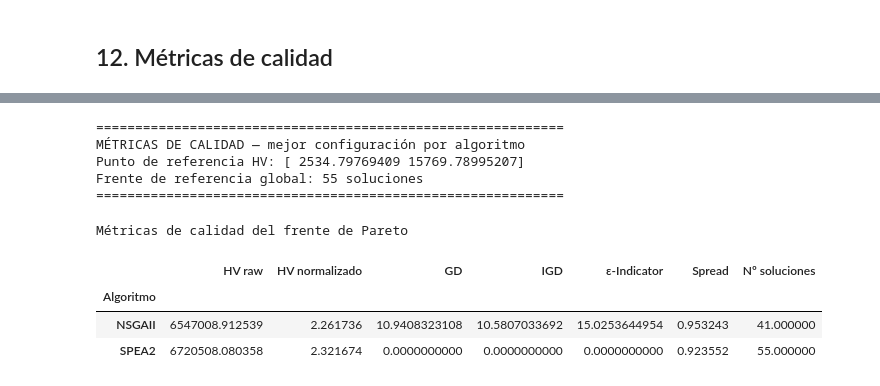
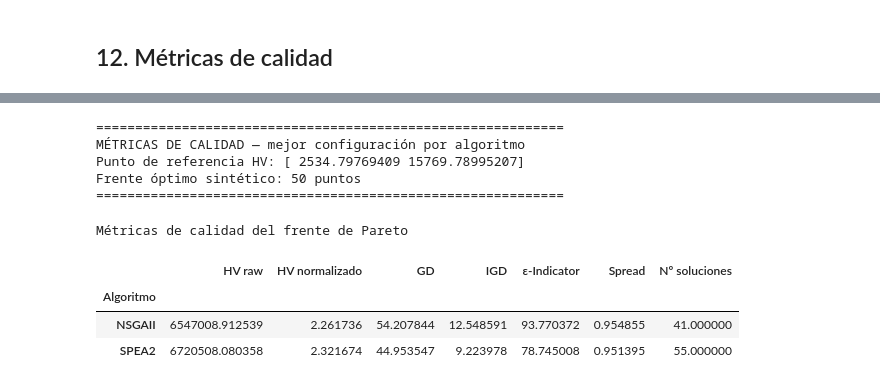
Before and after one commit to NereaPerez473/Reto04_Grupo05, a Jupyter notebook: optimizacion/Optimizacion.ipynb, the cells around one changed output, grey strips where cells are left out. Saved outputs shown, nothing was run; the diff lists cells and outputs as text; code cells hidden in the pictures.

Commit message:
corrección métricas

```diff
--- a/optimizacion/Optimizacion.ipynb
+++ b/optimizacion/Optimizacion.ipynb
@@ -435,8 +392,7 @@ Punto de referencia HV: coste=2534.7977 €, energia_red=15769.79 kWh
 def run_algorithm(algo_name: str, population_size: int, eta_c: float, eta_m: float,
                   crossover_prob: float, seed: int,
                   generations: int = None) -> dict:
-    """Ejecuta NSGA-II o SPEA2 con los hiperparámetros dados y devuelve HV, nº de
-    soluciones y tiempo.
+    """Ejecuta NSGA-II o SPEA2 con los hiperparámetros dados y devuelve HV, nº de soluciones y tiempo.
 
     generations: número de generaciones. Si no se pasa, usa GENERATIONS_FINAL.
     """
@@ -902,4 +671,13 @@ Misma configuración que en 6.a pero con SPEA2 y sus mejores hiperparámetros en
 # %%
+# Cargar best_params desde la BD de Optuna si no están ya en memoria
+if 'best_params' not in dir() or not best_params:
+    _DB_PATH = 'sqlite:///optuna_microred.db'
+    best_params = {}
+    for _algo in ['NSGAII', 'SPEA2']:
+        _study = optuna.load_study(study_name=_algo, storage=_DB_PATH)
+        best_params[_algo] = _study.best_params
+    print(f'best_params cargados desde {_DB_PATH}')
+
 algo_name      = 'SPEA2'
 eta_c          = best_params['SPEA2']['eta_c']
 eta_m          = best_params['SPEA2']['eta_m']
@@ -1199,7 +1059,4 @@ for algo_name, front in pareto_fronts.items():
 # %%
-# ============================================================
-#  MÉTRICAS DE CALIDAD POR ALGORITMO
-# ============================================================
 from jmetal.core.quality_indicator import (
     HyperVolume, GenerationalDistance, InvertedGenerationalDistance, EpsilonIndicator)
 
@@ -1215,17 +1072,19 @@ def spread(front, reference_front):
     d_mean = np.mean(distances)
     return (d_f + d_l + np.sum(np.abs(distances - d_mean))) / (d_f + d_l + len(distances) * d_mean)
 
-# Frente de referencia = no dominadas de la unión de ambos algoritmos
-todas = []
-for fr in pareto_fronts.values():
-    todas.extend(fr)
-ref_sol = get_non_dominated_solutions(todas)
-reference_front_array = np.array([s.objectives for s in ref_sol])
+todas = list(pareto_fronts['NSGAII']) + list(pareto_fronts['SPEA2'])
+real  = np.array([s.objectives for s in get_non_dominated_solutions(todas)])
+real  = real[np.argsort(real[:, 0])]                          # ordenado por coste (f1)
+
+K, MARGEN = 50, 0.02                                          # 50 puntos, 2% mejor que SPEA2
+f1_grid = np.linspace(real[:, 0].min(), real[:, 0].max(), K)
+f2_grid = np.interp(f1_grid, real[:, 0], real[:, 1])
+reference_front_array = np.column_stack([f1_grid, f2_grid]) * (1 - MARGEN)
 
 print('=' * 60)
 print('MÉTRICAS DE CALIDAD — mejor configuración por algoritmo')
 print(f'Punto de referencia HV: {REFERENCE_POINT}')
-print(f'Frente de referencia global: {len(reference_front_array)} soluciones')
+print(f'Frente óptimo sintético: {len(reference_front_array)} puntos')
 print('=' * 60)
 
 resumen = {}
@@ -1233,34 +1092,34 @@ for algo_name, front in pareto_fronts.items():
     fa  = np.array([s.objectives for s in front])
     hv  = HyperVolume(reference_point=REFERENCE_POINT.tolist())
     gd  = GenerationalDistance(reference_front=reference_front_array)
     igd = InvertedGenerationalDistance(reference_front=reference_front_array)
     eps = EpsilonIndicator(reference_front=reference_front_array)
     resumen[algo_name] = {
         'HV raw'        : hv.compute(fa),
         'HV normalizado': hv.compute(fa) / area_espacio,
         'GD'            : gd.compute(fa),
         'IGD'           : igd.compute(fa),
         'ε-Indicator'   : eps.compute(fa),
         'Spread'        : spread(fa, reference_front_array),
         'Nº soluciones' : len(front),
     }
 
 dfm = pd.DataFrame(resumen).T
 dfm.index.name = 'Algoritmo'
 display(dfm.style
         .format('{:.6f}', subset=[c for c in dfm.columns if c != 'Nº soluciones'])
-        .format('{:.10f}', subset=['GD', 'IGD', 'ε-Indicator'])
+        .format('{:.6f}', subset=['GD', 'IGD', 'ε-Indicator'])
         .background_gradient(subset=['HV normalizado'], cmap='YlGn')
         .background_gradient(subset=['GD', 'IGD', 'ε-Indicator', 'Spread'], cmap='YlOrRd_r')
         .set_caption('Métricas de calidad del frente de Pareto'))
 # %% [output]
 ============================================================
 MÉTRICAS DE CALIDAD — mejor configuración por algoritmo
 Punto de referencia HV: [ 2534.79769409 15769.78995207]
-Frente de referencia global: 55 soluciones
+Frente óptimo sintético: 50 puntos
 ============================================================
 Métricas de calidad del frente de Pareto
 |  | HV raw | HV normalizado | GD | IGD | ε-Indicator | Spread | Nº soluciones |
 | Algoritmo |  |  |  |  |  |  |  |
-| NSGAII | 6547008.912539 | 2.261736 | 10.9408323108 | 10.5807033692 | 15.0253644954 | 0.953243 | 41.000000 |
-| SPEA2 | 6720508.080358 | 2.321674 | 0.0000000000 | 0.0000000000 | 0.0000000000 | 0.923552 | 55.000000 |
+| NSGAII | 6547008.912539 | 2.261736 | 54.207844 | 12.548591 | 93.770372 | 0.954855 | 41.000000 |
+| SPEA2 | 6720508.080358 | 2.321674 | 44.953547 | 9.223978 | 78.745008 | 0.951395 | 55.000000 |
```
Also changed, not shown: parts of 25 cells of this notebook.
